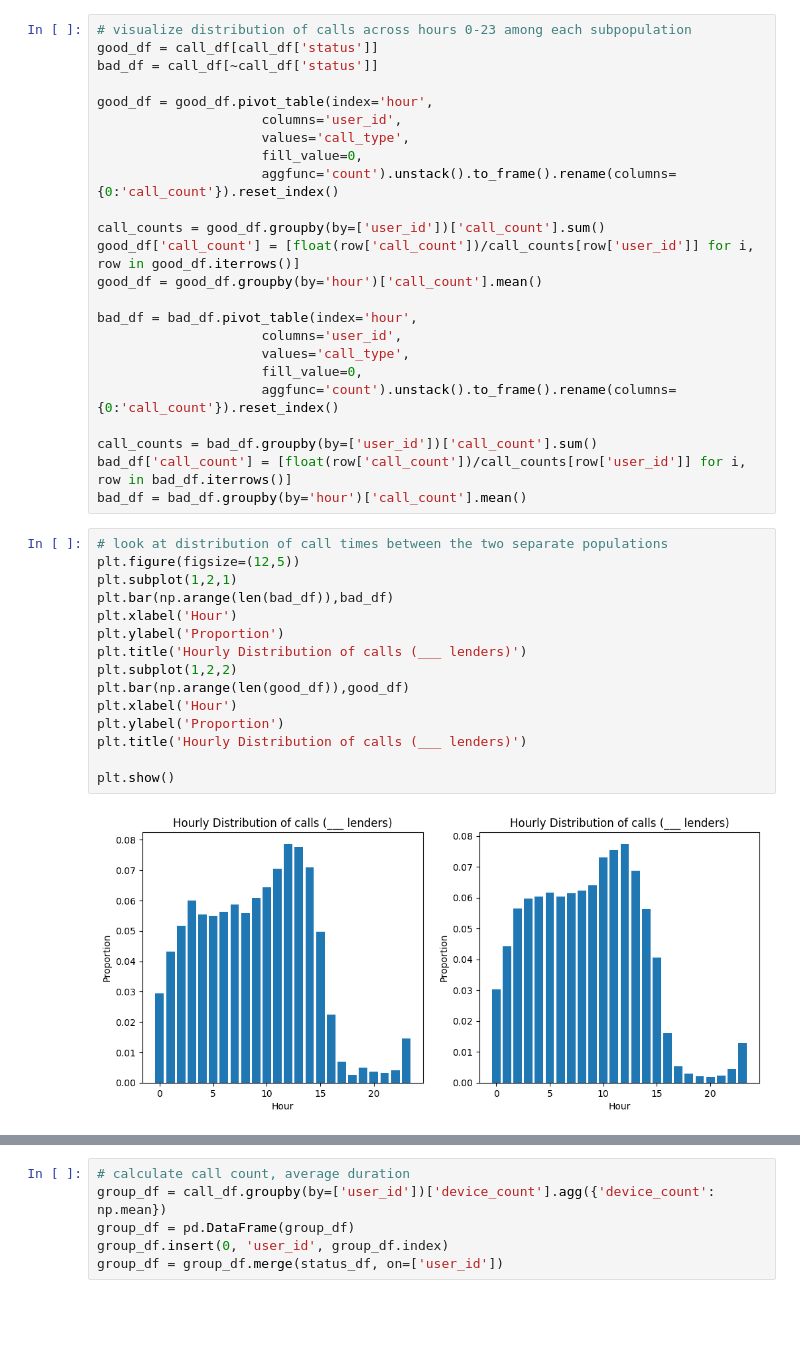
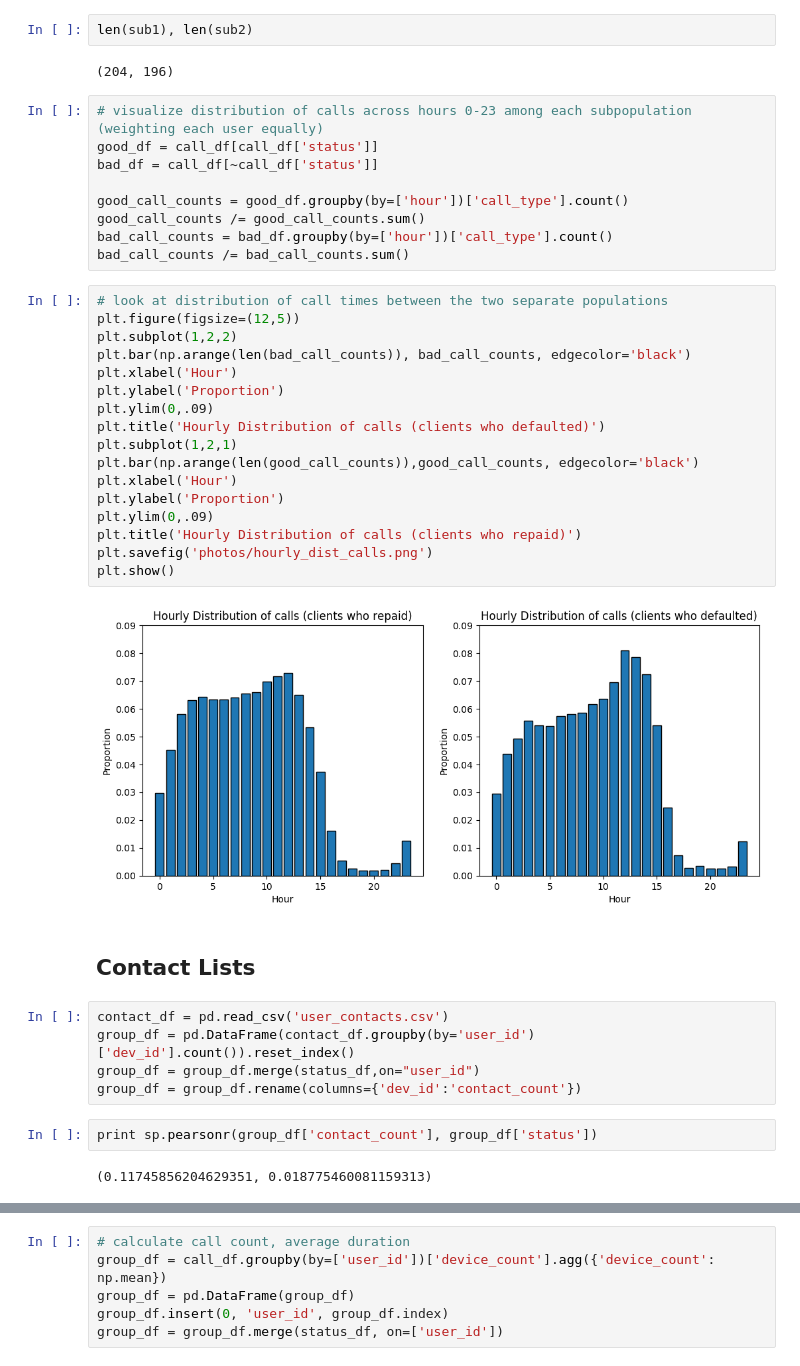
Before and after one commit to jgollub1/branch_project, a Jupyter notebook: Exploration.ipynb, the cells around one changed output, grey strips where cells are left out. Cells and saved outputs as stored; diff of their text form; blank space fills up the shorter version.

```diff
--- a/Exploration.ipynb
+++ b/Exploration.ipynb
@@ -55,41 +58,43 @@ reimbursement rate (<500 calls):   0.229885057471
-# %%
-# visualize distribution of calls across hours 0-23 among each subpopulation
-good_df = call_df[call_df['status']]
-bad_df = call_df[~call_df['status']]
-
-good_df = good_df.pivot_table(index='hour',
-                     columns='user_id',
-                     values='call_type',
-                     fill_value=0,
-                     aggfunc='count').unstack().to_frame().rename(columns={0:'call_count'}).reset_index()
-
-call_counts = good_df.groupby(by=['user_id'])['call_count'].sum()
-good_df['call_count'] = [float(row['call_count'])/call_counts[row['user_id']] for i, row in good_df.iterrows()]
-good_df = good_df.groupby(by='hour')['call_count'].mean()
-
-bad_df = bad_df.pivot_table(index='hour',
-                     columns='user_id',
-                     values='call_type',
-                     fill_value=0,
-                     aggfunc='count').unstack().to_frame().rename(columns={0:'call_count'}).reset_index()
-
-call_counts = bad_df.groupby(by=['user_id'])['call_count'].sum()
-bad_df['call_count'] = [float(row['call_count'])/call_counts[row['user_id']] for i, row in bad_df.iterrows()]
-bad_df = bad_df.groupby(by='hour')['call_count'].mean()
+# %%
+len(sub1), len(sub2)
+# %% [output]
+(204, 196)
+# %%
+# visualize distribution of calls across hours 0-23 among each subpopulation (weighting each user equally)
+good_df = call_df[call_df['status']]
+bad_df = call_df[~call_df['status']]
+
+good_call_counts = good_df.groupby(by=['hour'])['call_type'].count()
+good_call_counts /= good_call_counts.sum()
+bad_call_counts = bad_df.groupby(by=['hour'])['call_type'].count()
+bad_call_counts /= bad_call_counts.sum()
 # %%
 # look at distribution of call times between the two separate populations
 plt.figure(figsize=(12,5))
-plt.subplot(1,2,1)
-plt.bar(np.arange(len(bad_df)),bad_df)
+plt.subplot(1,2,2)
+plt.bar(np.arange(len(bad_call_counts)), bad_call_counts, edgecolor='black')
 plt.xlabel('Hour')
 plt.ylabel('Proportion')
-plt.title('Hourly Distribution of calls (___ lenders)')
-plt.subplot(1,2,2)
-plt.bar(np.arange(len(good_df)),good_df)
+plt.ylim(0,.09)
+plt.title('Hourly Distribution of calls (clients who defaulted)')
+plt.subplot(1,2,1)
+plt.bar(np.arange(len(good_call_counts)),good_call_counts, edgecolor='black')
 plt.xlabel('Hour')
 plt.ylabel('Proportion')
-plt.title('Hourly Distribution of calls (___ lenders)')
-
+plt.ylim(0,.09)
+plt.title('Hourly Distribution of calls (clients who repaid)')
+plt.savefig('photos/hourly_dist_calls.png')
 plt.show()
 # %% [output]
-[figure, old version]
+[figure, new version]
+# %% [markdown]
+## Contact Lists
+# %%
+contact_df = pd.read_csv('user_contacts.csv')
+group_df = pd.DataFrame(contact_df.groupby(by='user_id')['dev_id'].count()).reset_index()
+group_df = group_df.merge(status_df,on="user_id")
+group_df = group_df.rename(columns={'dev_id':'contact_count'})
+# %%
+print sp.pearsonr(group_df['contact_count'], group_df['status'])
+# %% [output]
+(0.11745856204629351, 0.018775460081159313)
```
Also changed, not shown: parts of 23 cells of this notebook, 4 other files.
